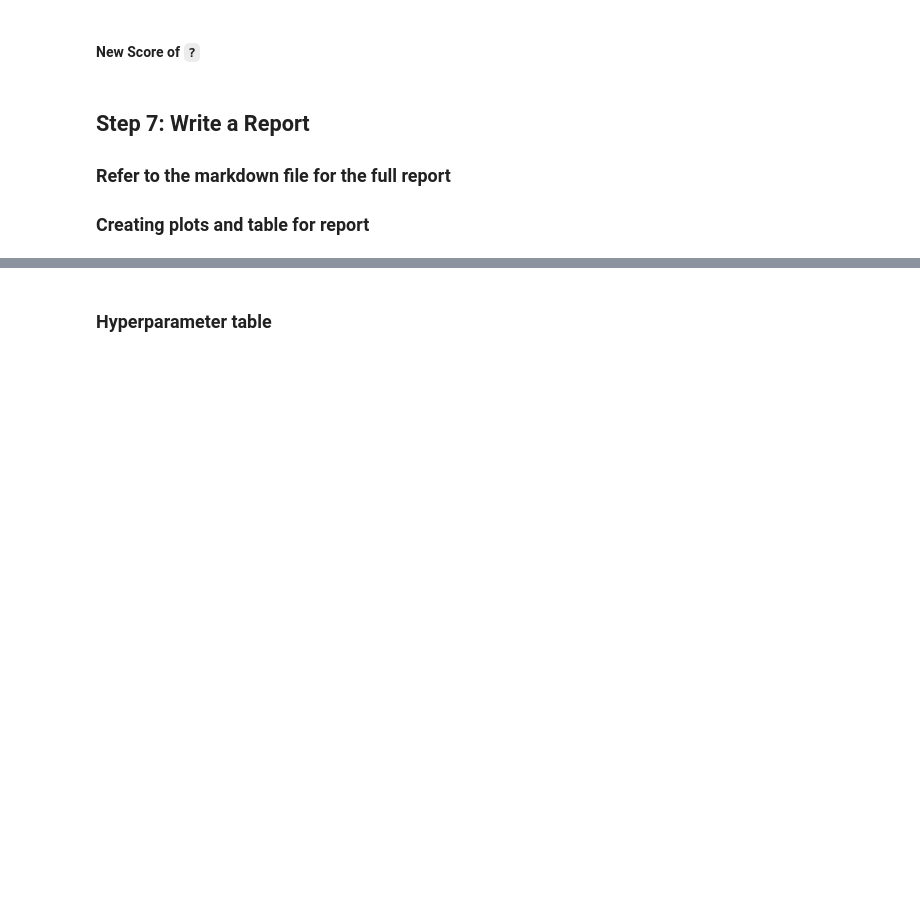
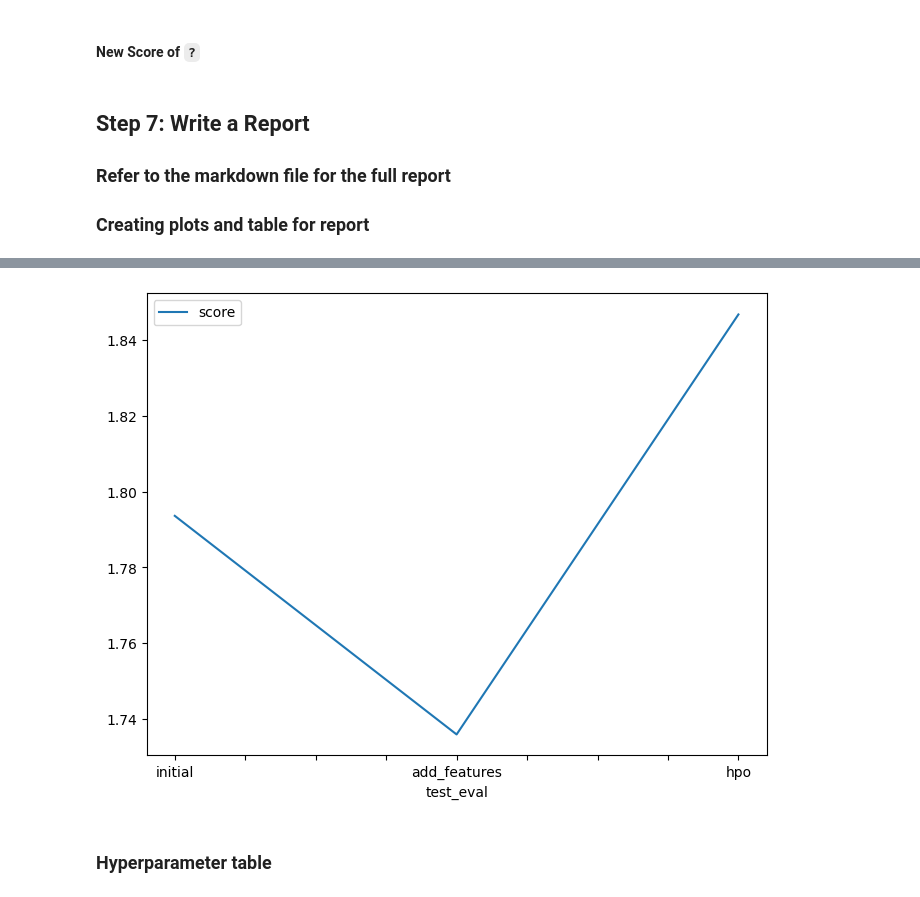
Before and after one commit to khangtictoc/Predict-Bike-Sharing-Demand-with-AutoGluon, a Jupyter notebook: Project01/project-notebook.ipynb, the cells around one changed output, grey strips where cells are left out. Saved outputs shown, nothing was run; the diff lists cells and outputs as text; code cells hidden in the pictures; blank space fills up the shorter version.

```diff
--- a/Project01/project-notebook.ipynb
+++ b/Project01/project-notebook.ipynb
@@ -306,12 +596,14 @@ fig.savefig('model_train_score.png')
 # %%
 # Take the 3 kaggle scores and creating a line plot to show improvement
 fig = pd.DataFrame(
     {
         "test_eval": ["initial", "add_features", "hpo"],
-        "score": [?, ?, ?]
+        "score": [1.79362, 1.73598, 1.84672]
     }
 ).plot(x="test_eval", y="score", figsize=(8, 6)).get_figure()
 fig.savefig('model_test_score.png')
+# %% [output]
+[figure, added]
 # %% [markdown]
 ### Hyperparameter table
 # %%
```
Also changed, not shown: parts of 37 cells of this notebook, 5 other files.
